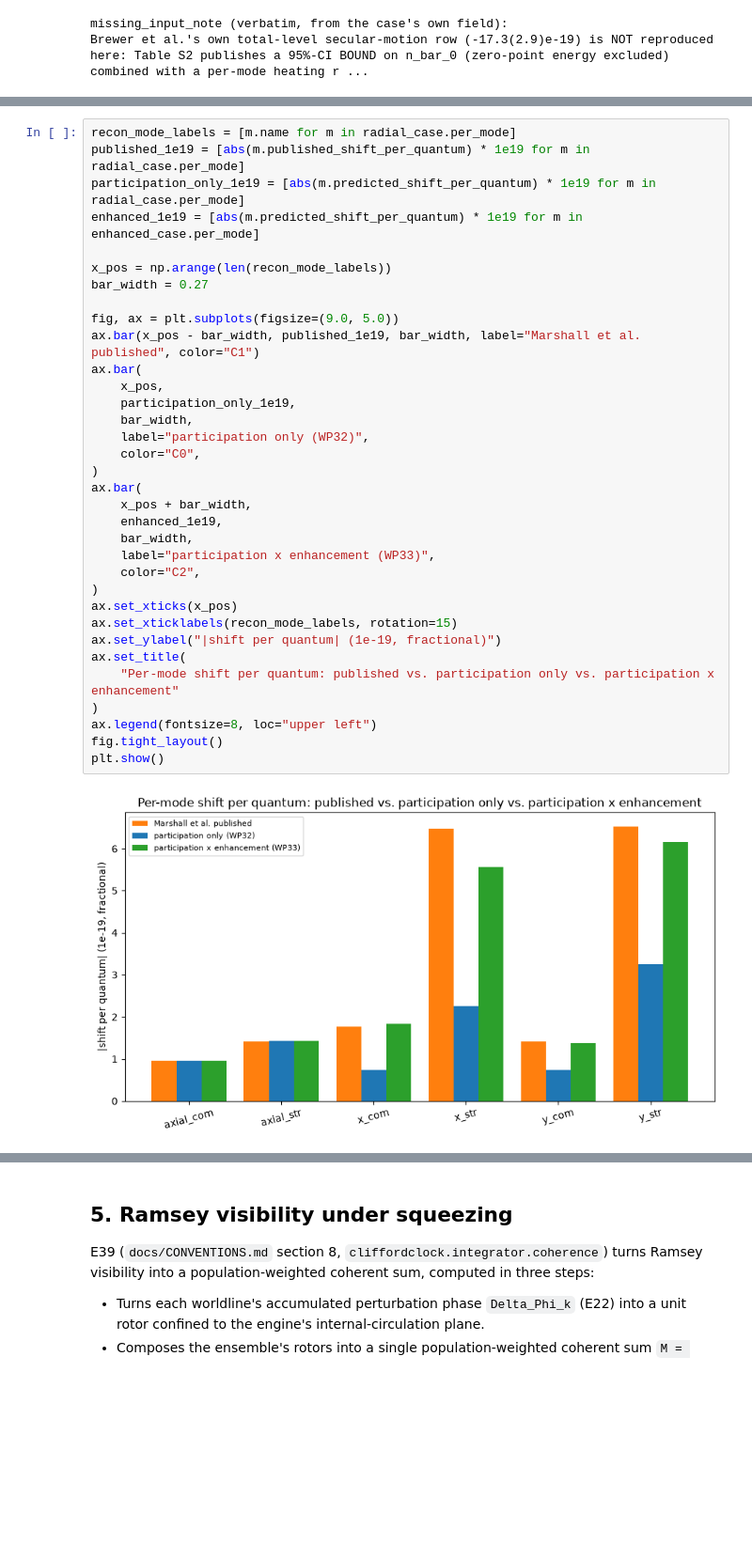
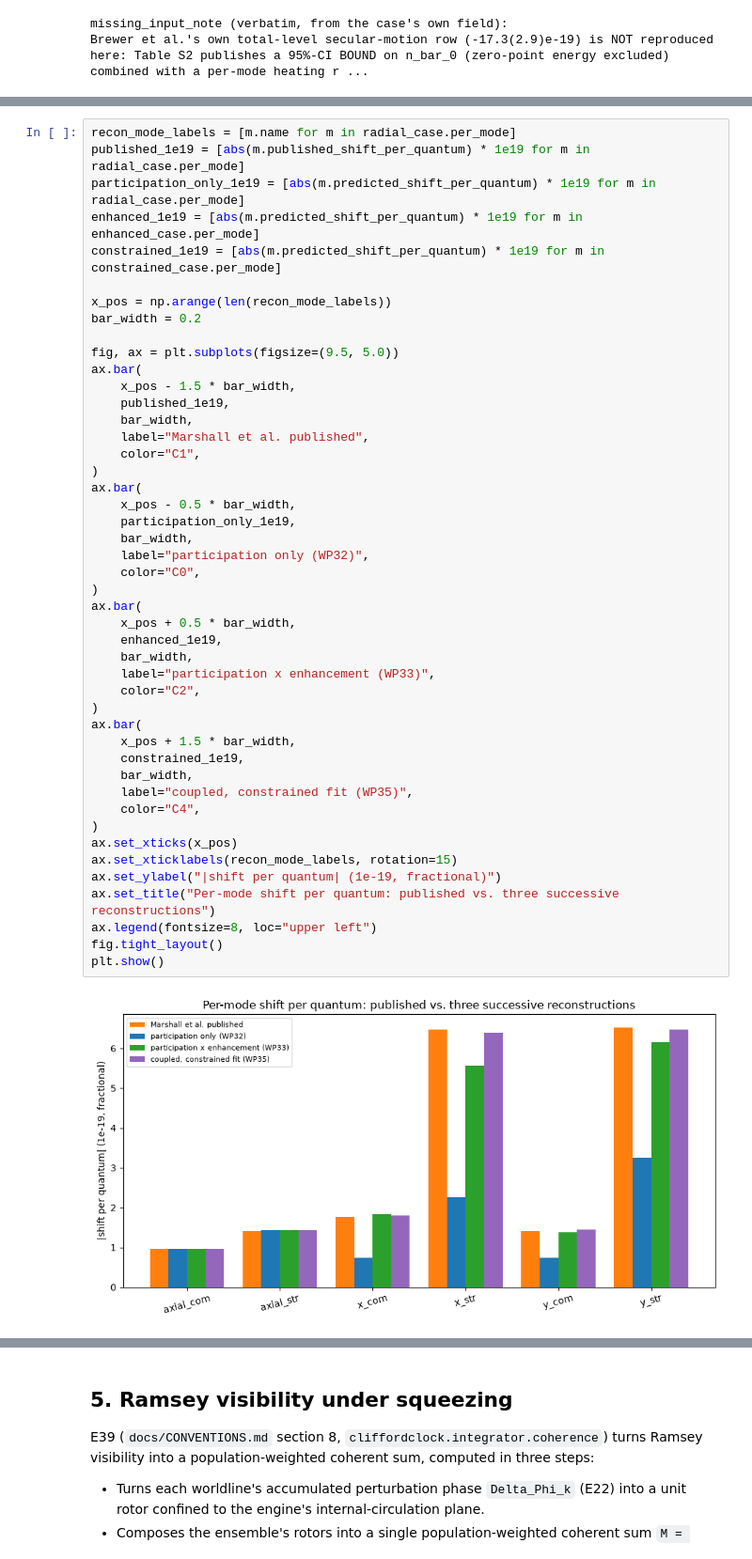
Before and after one commit to velar-mbr/CliffordClock, a Jupyter notebook: notebooks/13_trapped_ion_quantum_motion.ipynb, the cells around one changed output, grey strips where cells are left out. Shown at 94% size. Cells and saved outputs as stored; diff of their text form; blank space fills up the shorter version.

```diff
--- a/notebooks/13_trapped_ion_quantum_motion.ipynb
+++ b/notebooks/13_trapped_ion_quantum_motion.ipynb
@@ -1144,37 +1451,49 @@ the table above.
 # %%
 recon_mode_labels = [m.name for m in radial_case.per_mode]
 published_1e19 = [abs(m.published_shift_per_quantum) * 1e19 for m in radial_case.per_mode]
 participation_only_1e19 = [abs(m.predicted_shift_per_quantum) * 1e19 for m in radial_case.per_mode]
 enhanced_1e19 = [abs(m.predicted_shift_per_quantum) * 1e19 for m in enhanced_case.per_mode]
+constrained_1e19 = [abs(m.predicted_shift_per_quantum) * 1e19 for m in constrained_case.per_mode]
 
 x_pos = np.arange(len(recon_mode_labels))
-bar_width = 0.27
+bar_width = 0.2
 
-fig, ax = plt.subplots(figsize=(9.0, 5.0))
-ax.bar(x_pos - bar_width, published_1e19, bar_width, label="Marshall et al. published", color="C1")
+fig, ax = plt.subplots(figsize=(9.5, 5.0))
 ax.bar(
-    x_pos,
+    x_pos - 1.5 * bar_width,
+    published_1e19,
+    bar_width,
+    label="Marshall et al. published",
+    color="C1",
+)
+ax.bar(
+    x_pos - 0.5 * bar_width,
     participation_only_1e19,
     bar_width,
     label="participation only (WP32)",
     color="C0",
 )
 ax.bar(
-    x_pos + bar_width,
+    x_pos + 0.5 * bar_width,
     enhanced_1e19,
     bar_width,
     label="participation x enhancement (WP33)",
     color="C2",
 )
+ax.bar(
+    x_pos + 1.5 * bar_width,
+    constrained_1e19,
+    bar_width,
+    label="coupled, constrained fit (WP35)",
+    color="C4",
+)
 ax.set_xticks(x_pos)
 ax.set_xticklabels(recon_mode_labels, rotation=15)
 ax.set_ylabel("|shift per quantum| (1e-19, fractional)")
-ax.set_title(
-    "Per-mode shift per quantum: published vs. participation only vs. participation x enhancement"
-)
+ax.set_title("Per-mode shift per quantum: published vs. three successive reconstructions")
 ax.legend(fontsize=8, loc="upper left")
 fig.tight_layout()
 plt.show()
 # %% [output]
-[figure, old version]
+[figure, new version]
 # %% [markdown]
```
Also changed, not shown: parts of 11 cells of this notebook, 2 other files.
